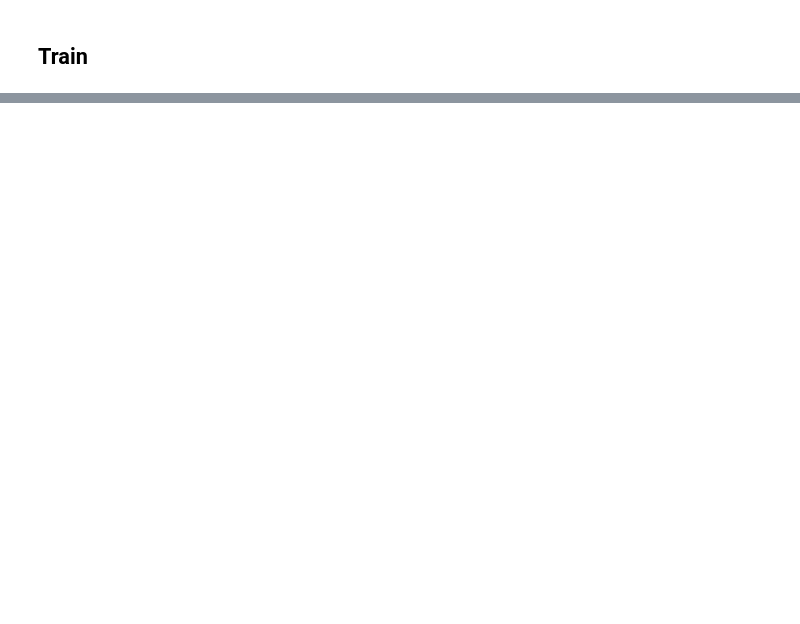
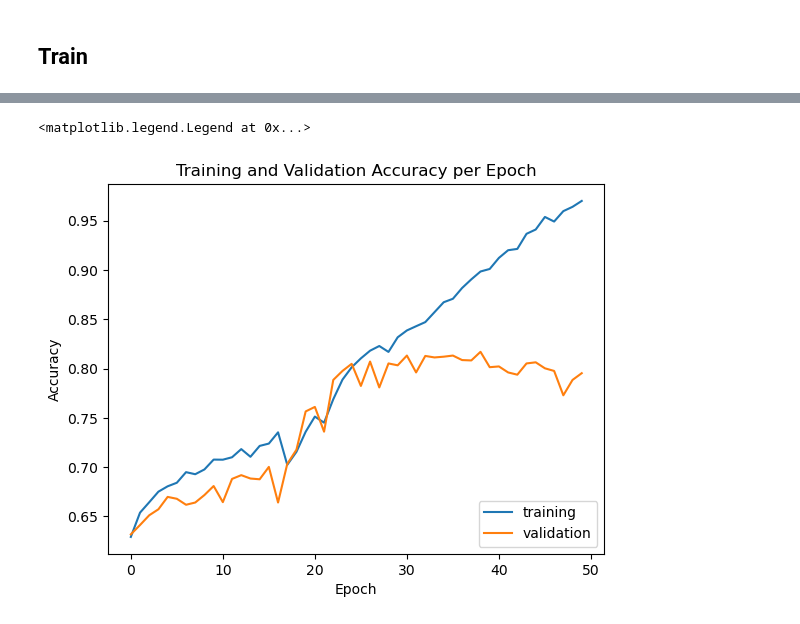
Before and after one commit to bkhuyennguyen/ECS174Final, a Jupyter notebook: training.ipynb, the cells around one changed output, grey strips where cells are left out. Saved outputs shown, nothing was run; the diff lists cells and outputs as text; code cells hidden in the pictures; blank space fills up the shorter version.

Commit message:
updated training.ipynb to the best training run

```diff
--- a/training.ipynb
+++ b/training.ipynb
@@ -57,7 +56,7 @@ def load_arrays(prefix='dataset', input_folder='data/tf_inputs'):
 X_train_1, X_train_2, labels_train, X_val_1, X_val_2, labels_val = load_arrays()
 
 # Train the model
-model.fit([X_train_1, X_train_2], labels_train, validation_data=([X_val_1, X_val_2], labels_val), epochs=10, batch_size=32)
+history = model.fit([X_train_1, X_train_2], labels_train, validation_data=([X_val_1, X_val_2], labels_val), epochs=50, batch_size=32)
 
 # Save the trained model
 model.save('handwriting_author_verification_model.h5')
@@ -68,0 +82,14 @@ KeyboardInterrupt:
+# %%
+import matplotlib.pyplot as plt
+
+plt.plot(history.history['accuracy'])
+plt.plot(history.history['val_accuracy'])
+
+plt.title("Training and Validation Accuracy per Epoch")
+plt.ylabel("Accuracy")
+plt.xlabel("Epoch")
+
+plt.legend(['training', 'validation'], loc = 'lower right')
+# %% [output]
+<matplotlib.legend.Legend at 0x...>
+[figure, added]
```
Also changed, not shown: parts of 2 cells of this notebook, 1 other file.
